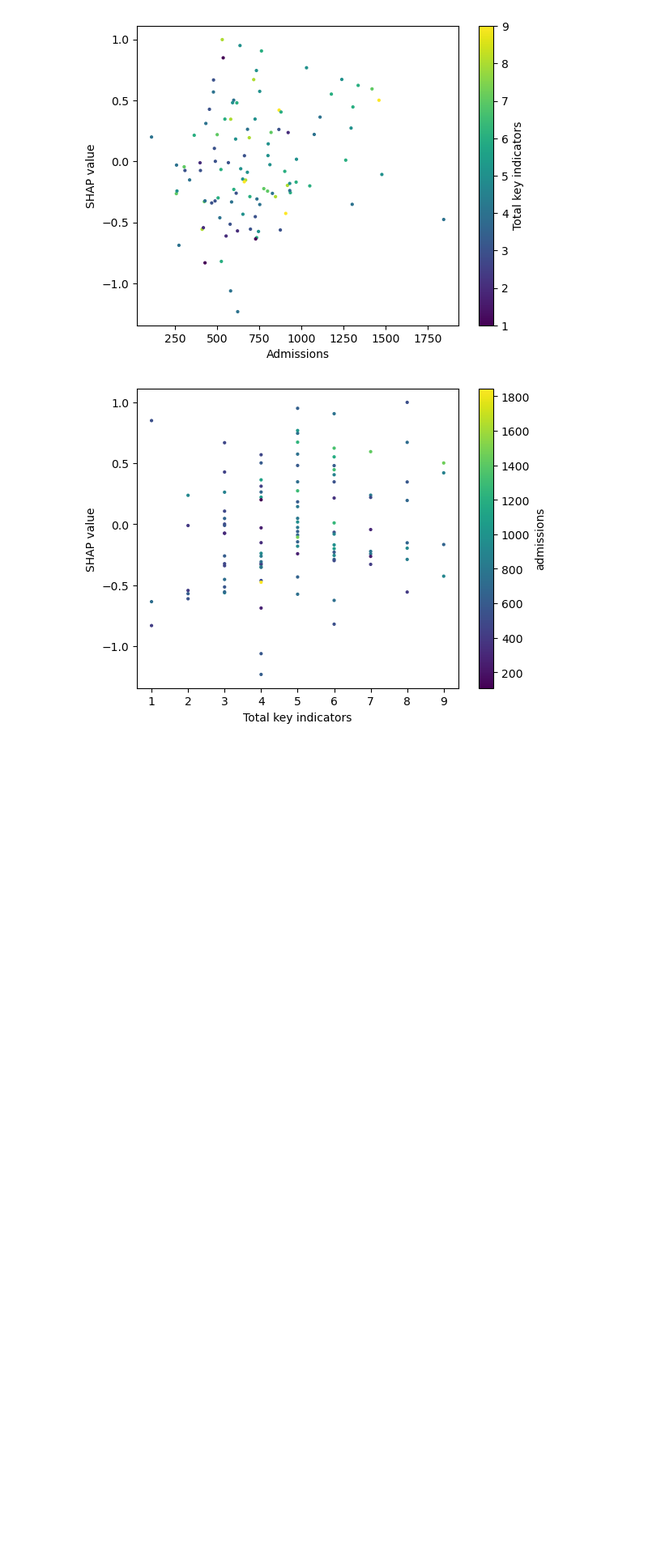
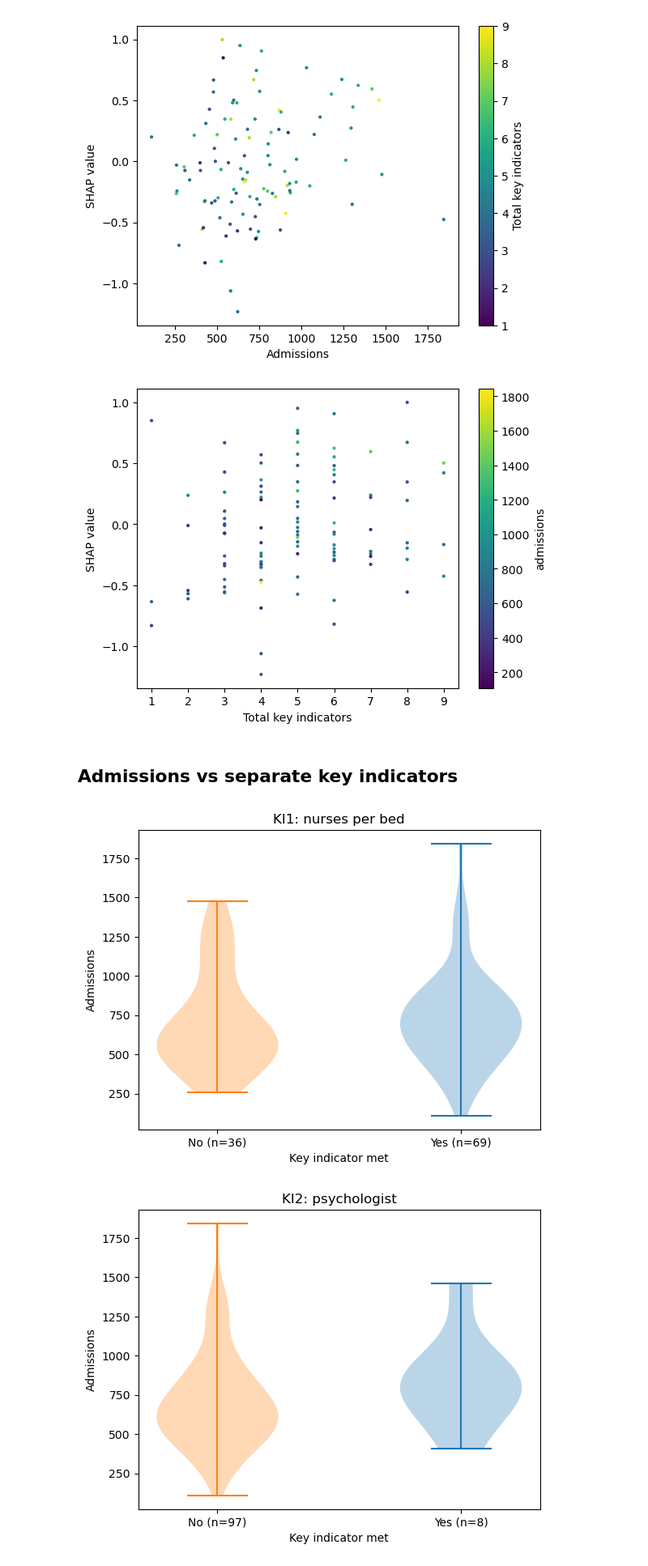
Before and after one commit to samuel-book/thrombolysis_organisational_factors, a Jupyter notebook: data_prep/4c_admissions.ipynb, the cells around one changed output. Shown at 81% size. Drawn from its saved outputs; the diff is of its cells as text; code cells hidden in the pictures; blank space fills up the shorter version.

Commit message:
Violins of admissions vs separate key indicator met

```diff
--- a/data_prep/4c_admissions.ipynb
+++ b/data_prep/4c_admissions.ipynb
@@ -265,3 +265,47 @@ ax.set_ylabel('SHAP value')
 plt.show()
 # %% [output]
 [figure]
+# %% [markdown]
+## Admissions vs separate key indicators
+# %%
+cols_ki = [f'ki{i}' for i in range(1, 11)]
+# %%
+ki_group_names = [
+    'KI1: nurses per bed',
+    'KI2: psychologist',
+    'KI3: stroke nurses',
+    'KI4: Minimum number of nurses',
+    'KI5: therapy availability',
+    'KI6: pre-alerts',
+    'KI7: early supported discharge',
+    'KI8: patient and carer survey',
+    'KI9: brain imaging type',
+    'KI10: leadership'
+]
+# %%
+df = df.dropna()
+# %%
+for c, col in enumerate(cols_ki):
+    fig, ax = plt.subplots()
+
+    x = df['admissions'].values
+    y = df[col].values
+
+    mask = y == 1
+    n_yes = len(x[mask])
+    n_no = len(x[~mask])
+
+    ax.violinplot(x[mask], positions=[1])
+    ax.violinplot(x[~mask], positions=[0])
+
+    ax.set_xlabel('Key indicator met')
+    ax.set_ylabel('Admissions')
+    ax.set_title(ki_group_names[c])
+
+    ax.set_xticks([0, 1])
+    ax.set_xticklabels([f'No (n={n_no})', f'Yes (n={n_yes})'])
+
+    plt.show()
+# %% [output]
+[figure, added]
+[figure, added]
```
Also changed, not shown: parts of 2 cells of this notebook.
